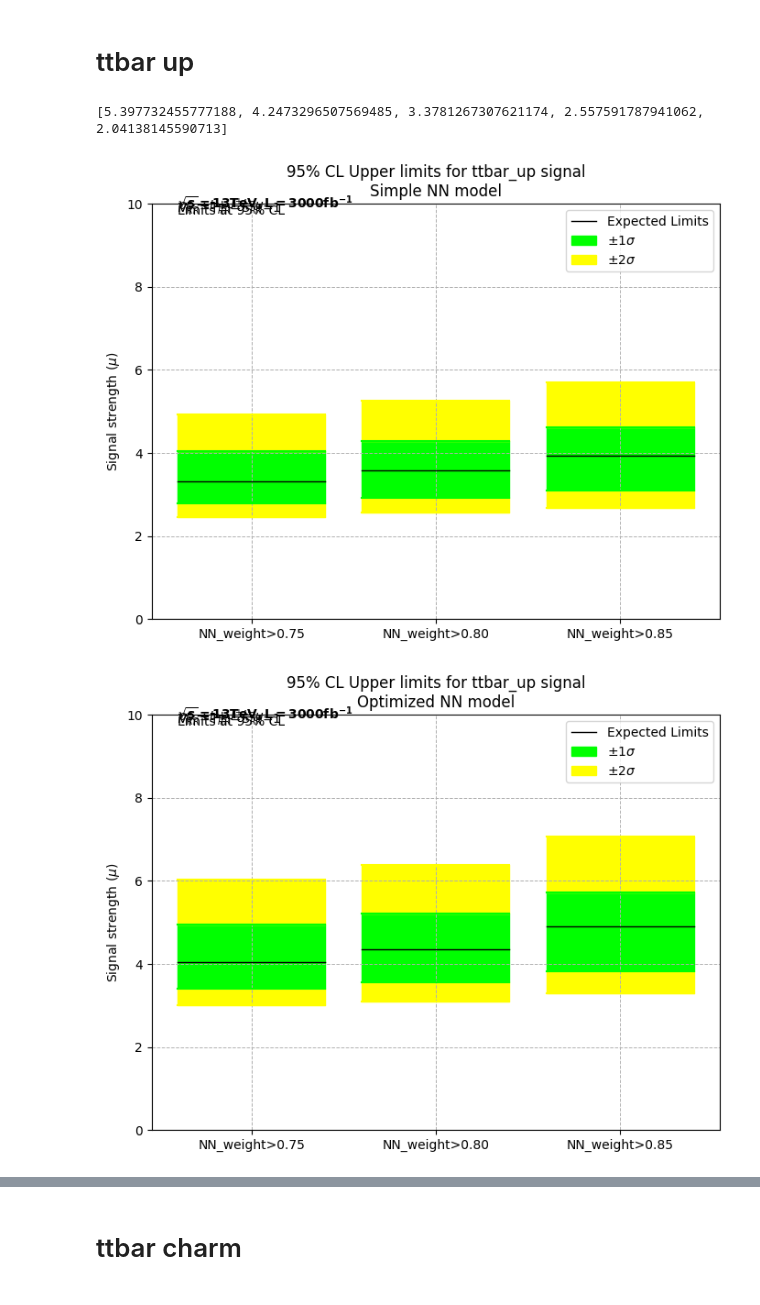
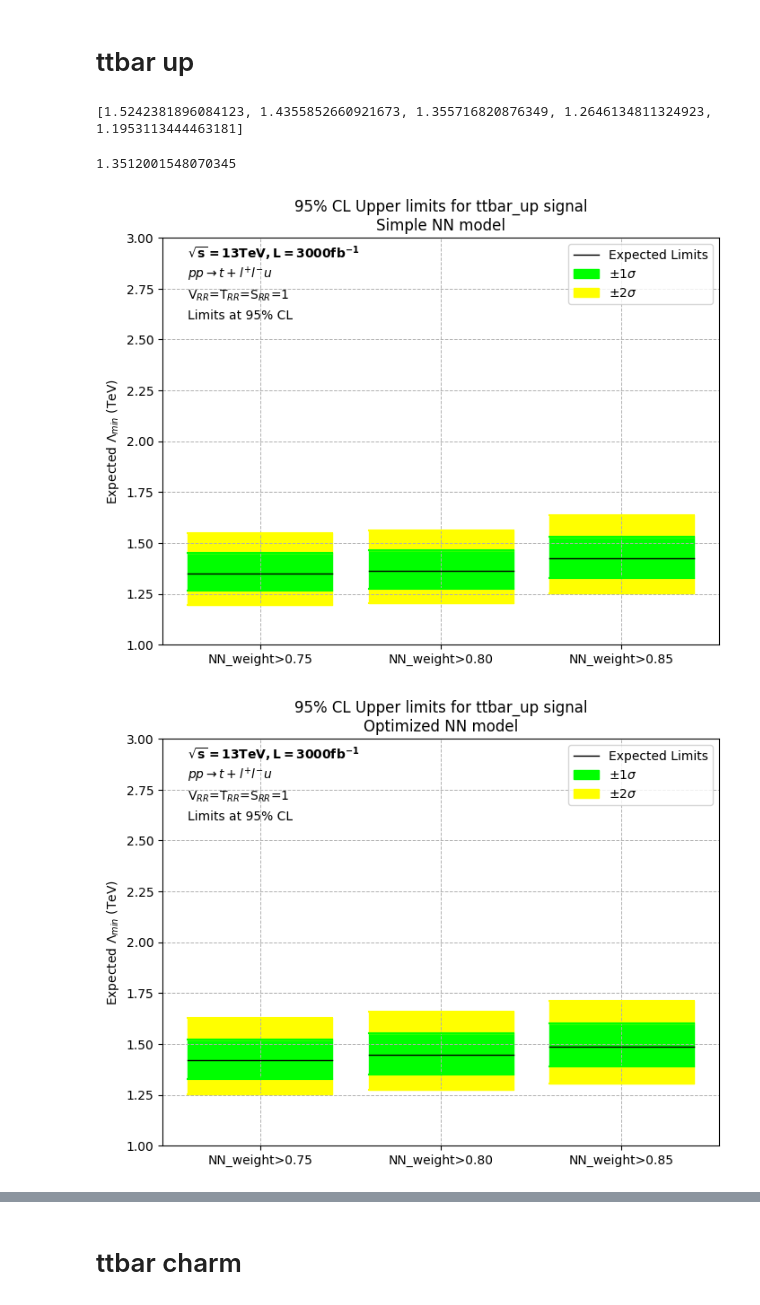
Before and after one commit to mghasemi19/TopFC, a Jupyter notebook: Fit_results/Lambda_UL_plots.ipynb, the cells around one changed output, grey strips where cells are left out. Cells and saved outputs as stored; diff of their text form; code cells hidden in the pictures.

```diff
--- a/Fit_results/Lambda_UL_plots.ipynb
+++ b/Fit_results/Lambda_UL_plots.ipynb
@@ -644,27 +273,33 @@ def array_to_list(CL):
     CL = CL.replace(')', '')
 
     CL = ast.literal_eval(CL)
-    Lambda = [lambd**-1 for lambd in CL]
+    #Lambda = [lambd**-2 for lambd in CL]
+    Lambda = [lambd**(-1/4) for lambd in CL]
     return Lambda
 
 test = '[array(0.18526298), array(0.23544205), array(0.29602205), array(0.39099281), array(0.48986435)]'
 print(array_to_list(test))
 # %% [output]
-[5.397732455777188, 4.2473296507569485, 3.3781267307621174, 2.557591787941062, 2.04138145590713]
+[1.5242381896084123, 1.4355852660921673, 1.355716820876349, 1.2646134811324923, 1.1953113444463181]
+# %%
+(0.2)**(-1/4)
+(0.3)**(-1/4)
+# %% [output]
+1.3512001548070345
 # %%
-UL_plots('[array(0.17408539), array(0.22689247), array(0.30150235), array(0.39483887), array(0.49252054)]',
-         '[array(0.16086718), array(0.20985204), array(0.27913368), array(0.36701031), array(0.46066688)]',
-         '[array(0.14511485), array(0.18974092), array(0.25382425), array(0.336093), array(0.4270327)]',
-         'ttbar_up', 'NN_weight>0.75', 'NN_weight>0.80', 'NN_weight>0.85', 'Simple NN model', [0,10])
+UL_plots('[array(0.17314183), array(0.22572048), array(0.29969481), array(0.39208003), array(0.48854027)]',
+         '[array(0.16746543), array(0.21857931), array(0.29052866), array(0.3811733), array(0.47652232)]',
+         '[array(0.13926853), array(0.18240868), array(0.24364468), array(0.32186178), array(0.40761979)]',
+         'ttbar_up', 'NN_weight>0.75', 'NN_weight>0.80', 'NN_weight>0.85', 'Simple NN model', [1,3])
 # %% [output]
-[figure, old version]
+[figure, new version]
 # %%
 UL_plots('[array(0.14215047), array(0.18577429), array(0.24687428), array(0.32381149), array(0.40521795)]',
          '[array(0.13223148), array(0.17266668), array(0.22969765), array(0.30252897), array(0.3803041)]',
          '[array(0.11644182), array(0.15250869), array(0.20399099), array(0.27025121), array(0.34331855)]',
-         'ttbar_up', 'NN_weight>0.75', 'NN_weight>0.80', 'NN_weight>0.85', 'Optimized NN model', [0,10])
+         'ttbar_up', 'NN_weight>0.75', 'NN_weight>0.80', 'NN_weight>0.85', 'Optimized NN model', [1,3])
 # %% [output]
-[figure, old version]
+[figure, new version]
 # %%
 UL_plots('[array(0.10914404), array(0.14254065), array(0.18910282), array(0.24788306), array(0.31082832)]',
          '[array(0.09510332), array(0.12414347), array(0.16509455), array(0.2171951), array(0.27311108)]',
```
Also changed, not shown: parts of 15 cells of this notebook, 7 other files.
